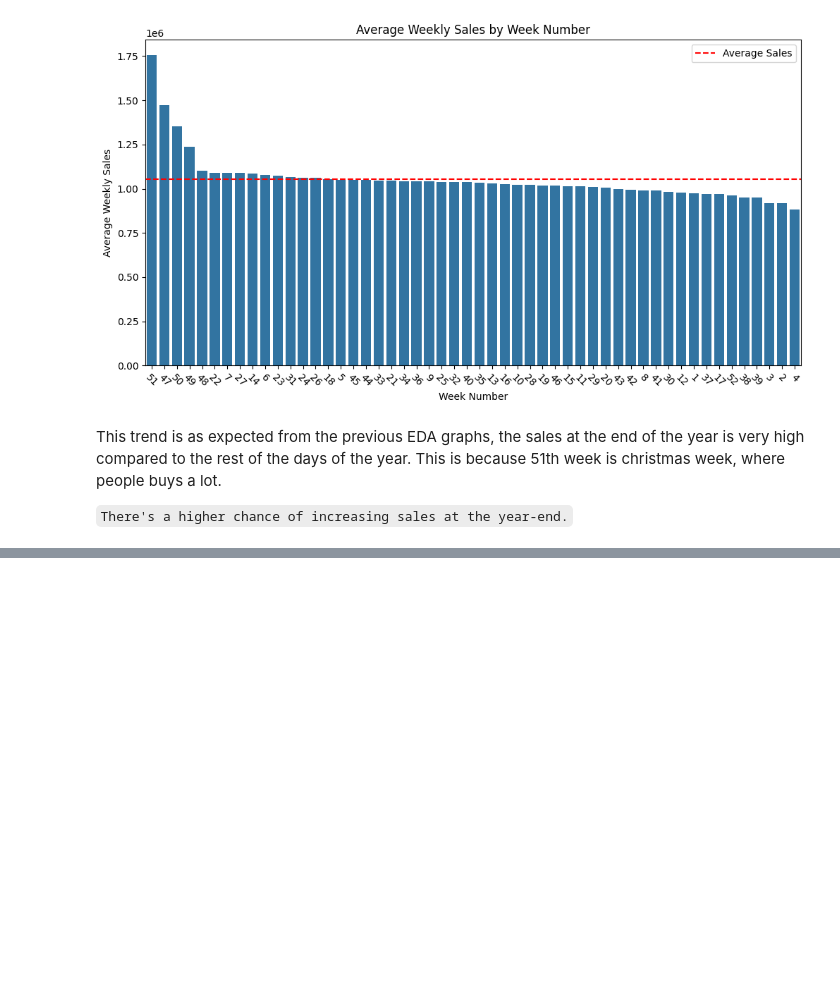
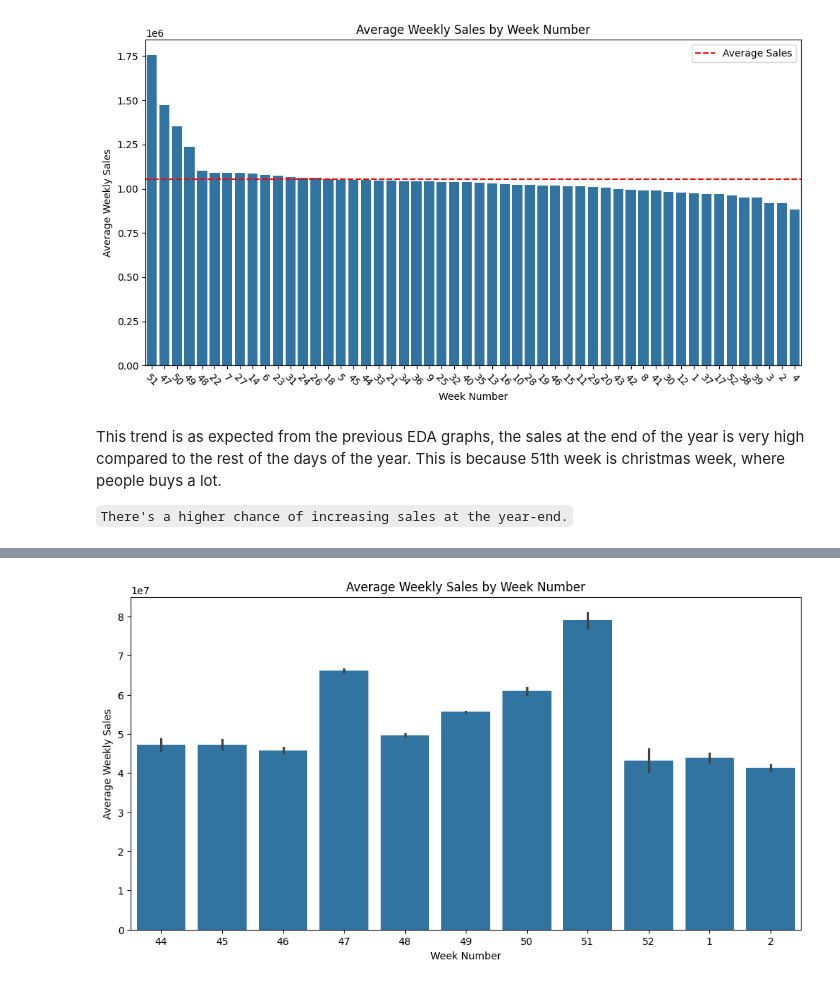
Before and after one commit to bdk-333/Walmart-Sales-Analysis, a Jupyter notebook: notebooks/03_kpi_definition_calculation.ipynb, the cells around one changed output, grey strips where cells are left out. Drawn from its saved outputs; the diff is of its cells as text; code cells hidden in the pictures; blank space fills up the shorter version.

```diff
--- a/notebooks/03_kpi_definition_calculation.ipynb
+++ b/notebooks/03_kpi_definition_calculation.ipynb
@@ -94,0 +86,9 @@ df[(df['month'] == 11) & (df['year'] == 2010)][['month', 'year', 'Weekly_Sales']
+# %%
+plt.figure(figsize=(12, 6))
+sns.barplot(x='week_number', y='Weekly_Sales', data=later_week_sales, order=later_week_sales['week_number'])
+plt.title('Average Weekly Sales by Week Number')
+plt.xlabel('Week Number')
+plt.ylabel('Average Weekly Sales')
+plt.show()
+# %% [output]
+[figure, added]
```
Also changed, not shown: parts of 5 cells of this notebook.
